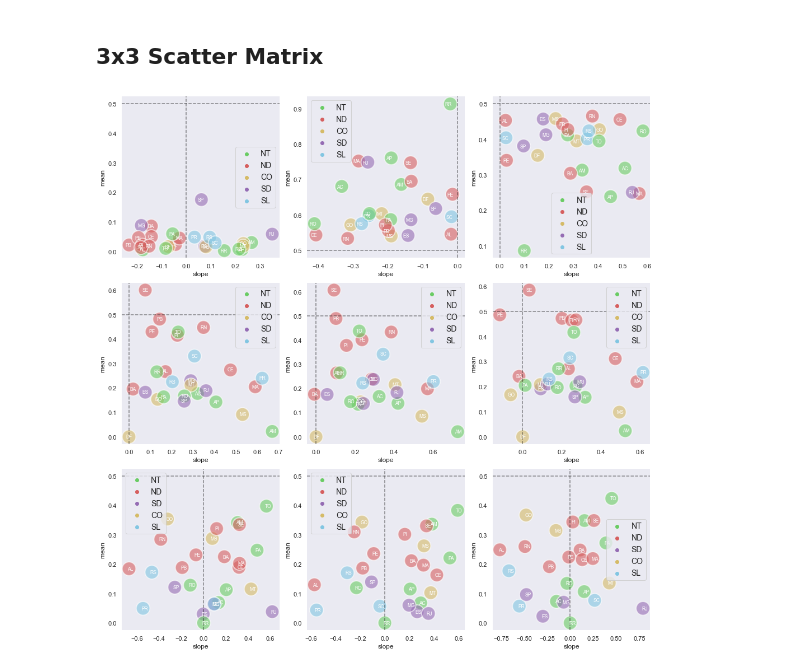
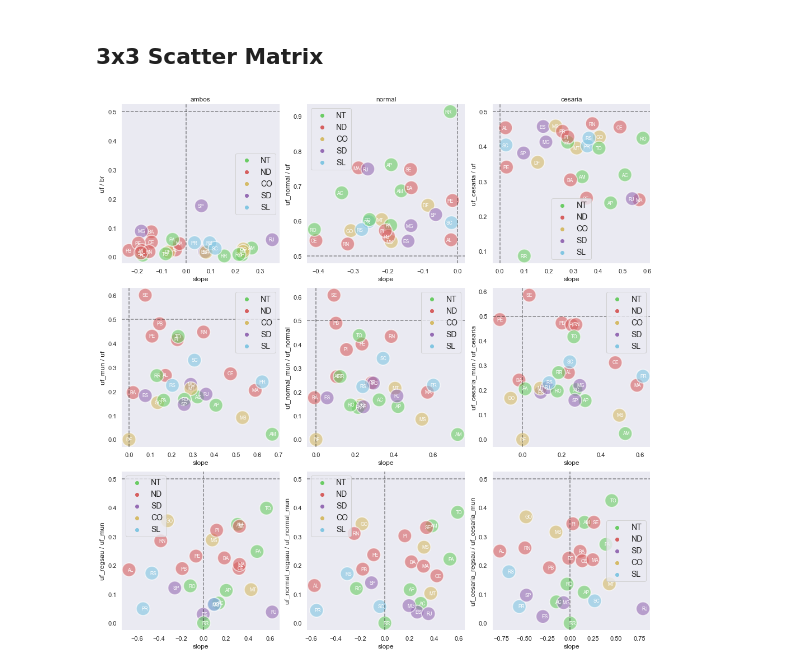
Before and after one commit to lucaslopes/gestantes, a Jupyter notebook: notebook.ipynb, the cells around one changed output. Saved outputs shown, nothing was run; the diff lists cells and outputs as text; code cells hidden in the pictures.

```diff
--- a/notebook.ipynb
+++ b/notebook.ipynb
@@ -4,13 +4,13 @@ import config, data_load, data_info, data_plot
 ## 3x3 Scatter Matrix
 # %%
 ys = [
-	['uf/br', 'uf_normal/uf', 'uf_cesaria/uf'],
-	['uf_mun/uf', 'uf_normal_mun/uf_normal', 'uf_cesaria_mun/uf_cesaria'],
-	['uf_reg/uf_mun', 'uf_normal_reg/uf_normal_mun', 'uf_cesaria_reg/uf_cesaria_mun'],
+	['uf / br', 'uf_normal / uf', 'uf_cesaria / uf'],
+	['uf_mun / uf', 'uf_normal_mun / uf_normal', 'uf_cesaria_mun / uf_cesaria'],
+	['uf_regsau / uf_mun', 'uf_normal_regsau / uf_normal_mun', 'uf_cesaria_regsau / uf_cesaria_mun'],
 ]
 # %%
 data = data_load.load_files_to_dict(
   data_info.get_files_path(config.PATH_DATA+'/uf_ano'))
-data_plot.plot_scatter_matrix(data_info.get_matrix_data(data))
+data_plot.plot_scatter_matrix(data_info.get_matrix_data(data), ys)
 # %% [output]
-[figure, old version]
+[figure, new version]
```
Also changed, not shown: 1 other file.
